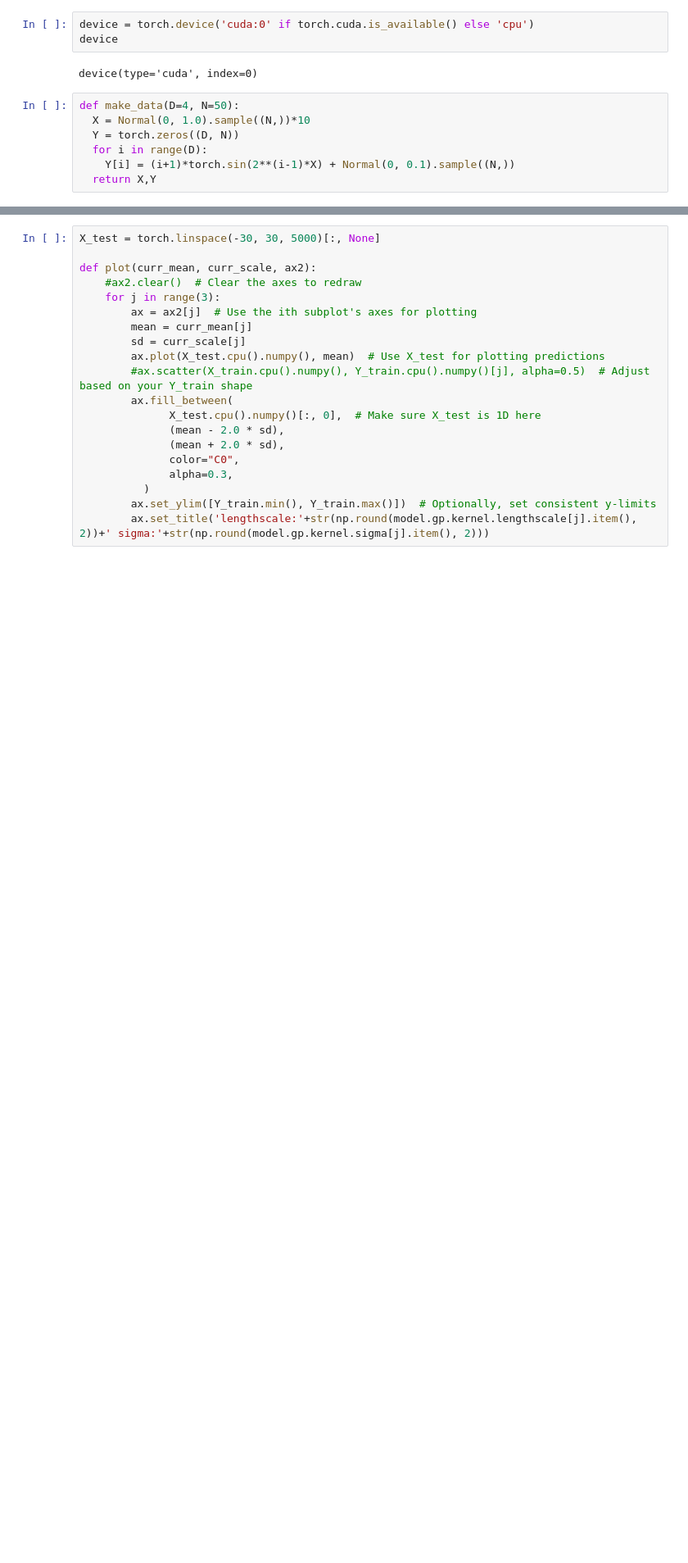
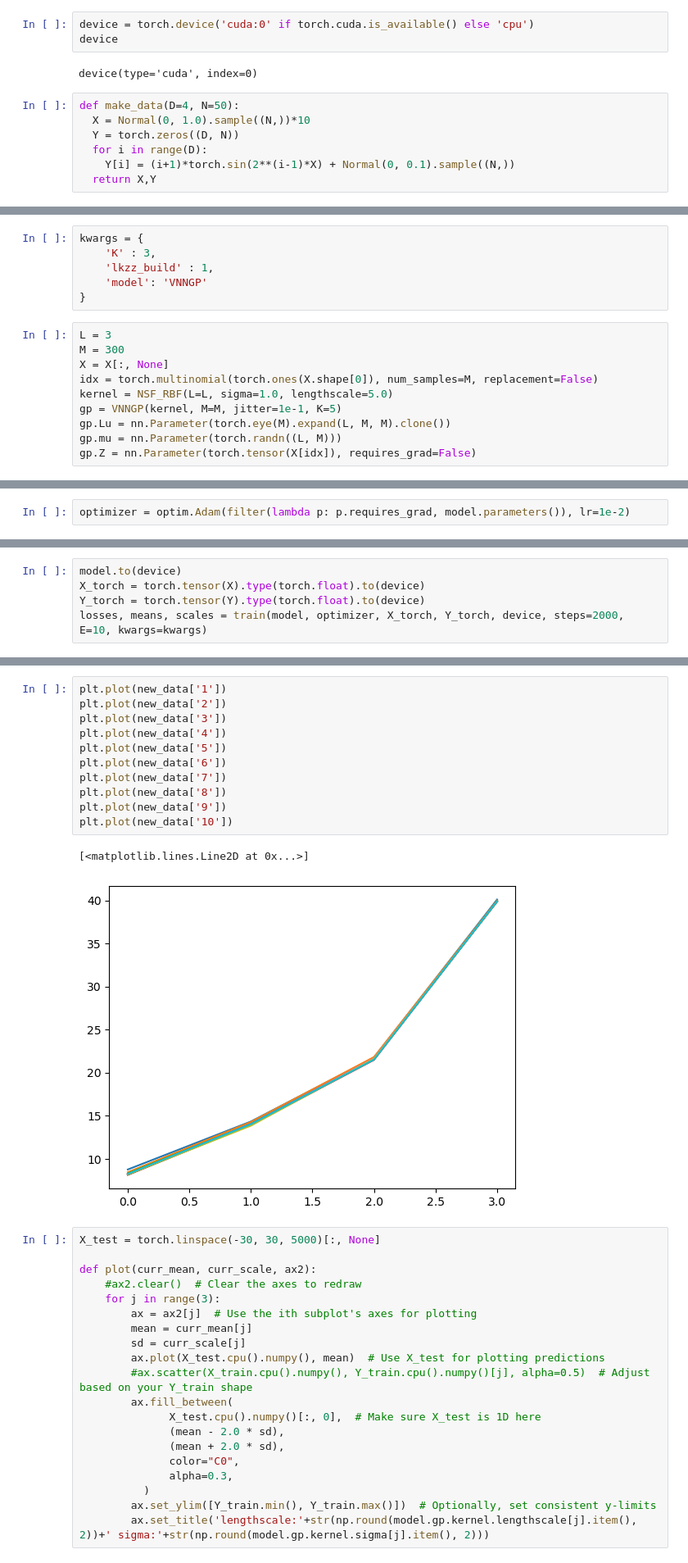
Before and after one commit to luisdiaz1997/GPzoo, a Jupyter notebook: notebooks/synthetic_vnngp_svgp.ipynb, the cells around one changed output, grey strips where cells are left out. Shown at 82% size. Saved outputs shown, nothing was run; the diff lists cells and outputs as text; blank space fills up the shorter version.

```diff
--- a/notebooks/synthetic_vnngp_svgp.ipynb
+++ b/notebooks/synthetic_vnngp_svgp.ipynb
@@ -81 +118,17 @@ exp_data = {
 }
+# %%
+kwargs = {
+    'K' : 3,
+    'lkzz_build' : 1,
+    'model': 'VNNGP'
+}
+# %%
+L = 3
+M = 300
+X = X[:, None]
+idx = torch.multinomial(torch.ones(X.shape[0]), num_samples=M, replacement=False)
+kernel = NSF_RBF(L=L, sigma=1.0, lengthscale=5.0)
+gp = VNNGP(kernel, M=M, jitter=1e-1, K=5)
+gp.Lu = nn.Parameter(torch.eye(M).expand(L, M, M).clone())
+gp.mu = nn.Parameter(torch.randn((L, M)))
+gp.Z = nn.Parameter(torch.tensor(X[idx]), requires_grad=False)
@@ -81,0 +144,2 @@ exp_data = {
+# %%
+optimizer = optim.Adam(filter(lambda p: p.requires_grad, model.parameters()), lr=1e-2)
@@ -82 +150,6 @@ exp_data = {
+# %%
+model.to(device)
+X_torch = torch.tensor(X).type(torch.float).to(device)
+Y_torch = torch.tensor(Y).type(torch.float).to(device)
+losses, means, scales = train(model, optimizer, X_torch, Y_torch, device, steps=2000, E=10, kwargs=kwargs)
 # %%
@@ -154,3 +307,17 @@ KeyError: 'kwargs'
+# %%
+plt.plot(new_data['1'])
+plt.plot(new_data['2'])
+plt.plot(new_data['3'])
+plt.plot(new_data['4'])
+plt.plot(new_data['5'])
+plt.plot(new_data['6'])
+plt.plot(new_data['7'])
+plt.plot(new_data['8'])
+plt.plot(new_data['9'])
+plt.plot(new_data['10'])
+# %% [output]
+[<matplotlib.lines.Line2D at 0x...>]
+[figure, added]
 # %%
 X_test = torch.linspace(-30, 30, 5000)[:, None]
 
```
Also changed, not shown: parts of 14 cells of this notebook, 51 other files.
